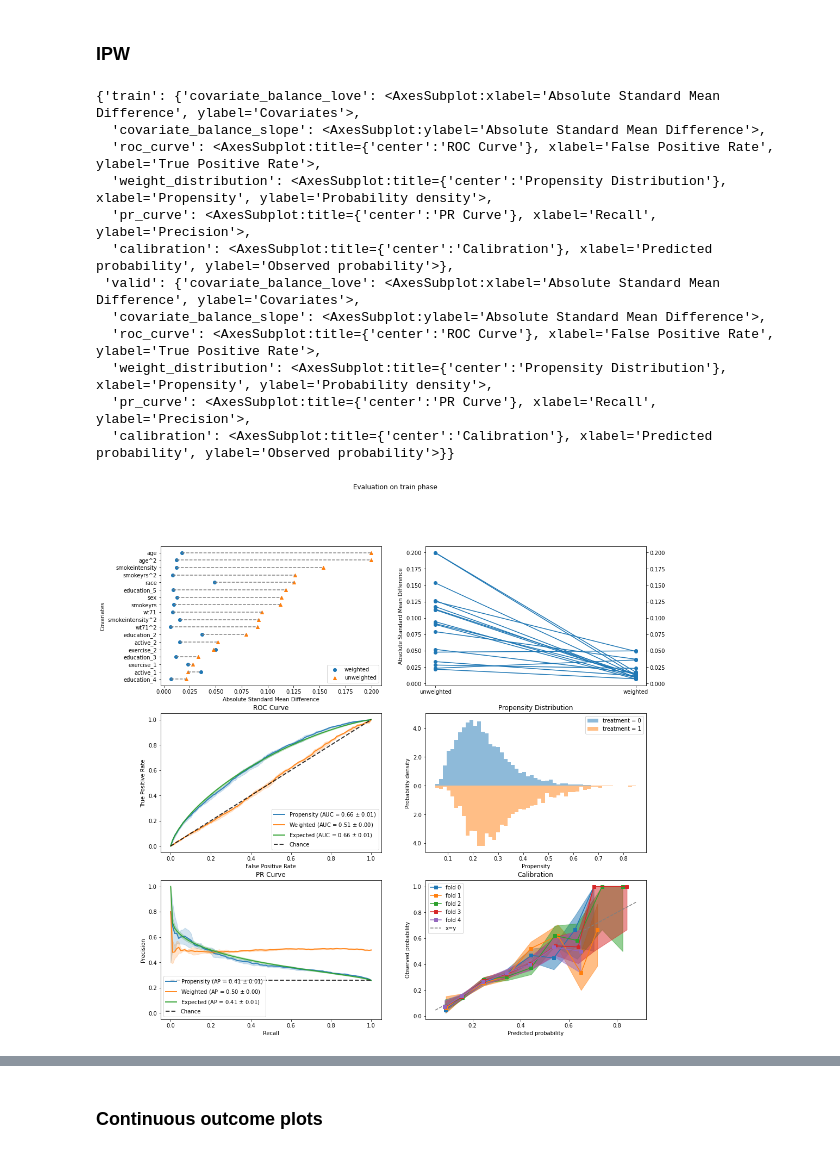
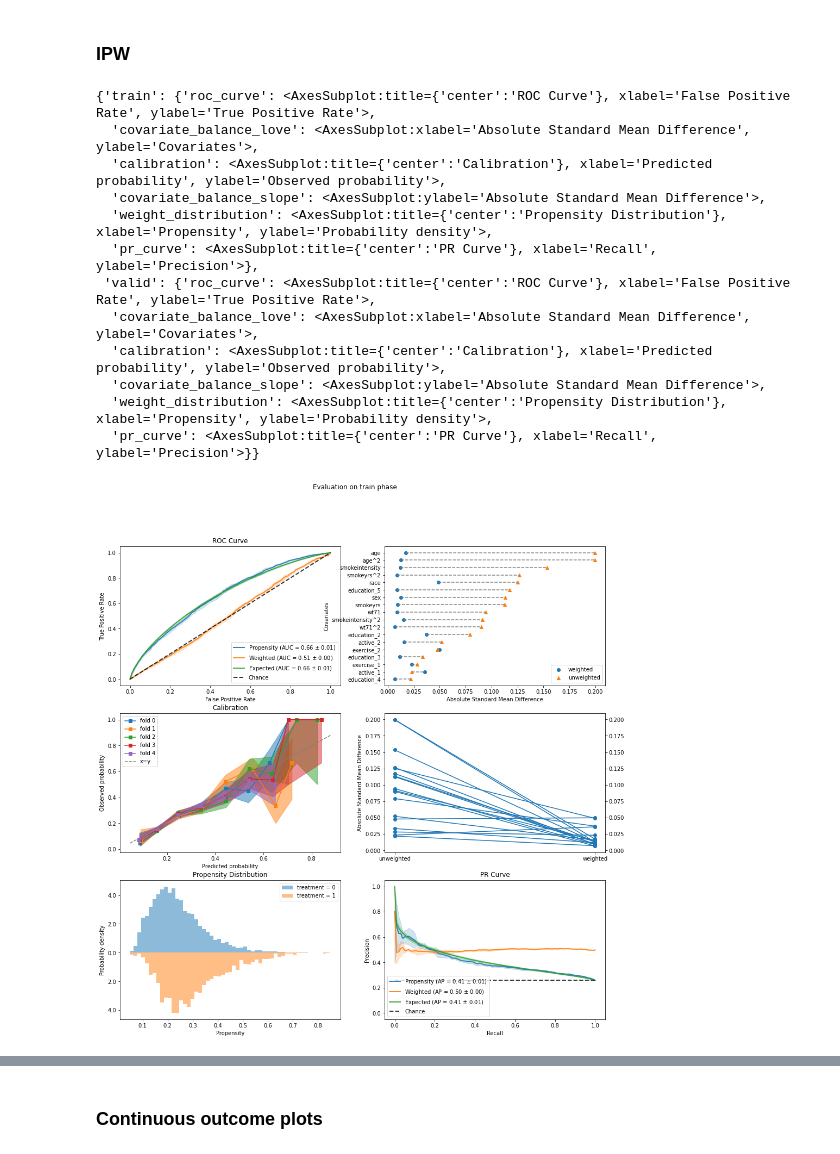
Before and after one commit to BiomedSciAI/causallib, a Jupyter notebook: examples/test_plots.ipynb, the cells around one changed output, grey strips where cells are left out. Cells and saved outputs as stored; diff of their text form; code cells hidden in the pictures.

```diff
--- a/examples/test_plots.ipynb
+++ b/examples/test_plots.ipynb
@@ -156,24 +151,20 @@ plot_evaluation_results(
 # %% [markdown]
 ### IPW
 # %%
-prop_results_cv = propensity_evaluator.evaluate_cv(
-    data.X,
-    data.a,
-    data.y,
-)
-assert prop_results_cv.available_plot_names == set(propensity_plots)
+prop_results_cv = evaluate(ipw, data.X, data.a, data.y, cv="auto")
+assert prop_results_cv.all_plot_names == set(propensity_plots)
 plot_evaluation_results(prop_results_cv, X=data.X, a=data.a, y=data.y)
 # %% [output]
-{'train': {'covariate_balance_love': <AxesSubplot:xlabel='Absolute Standard Mean Difference', ylabel='Covariates'>,
+{'train': {'roc_curve': <AxesSubplot:title={'center':'ROC Curve'}, xlabel='False Positive Rate', ylabel='True Positive Rate'>,
+  'covariate_balance_love': <AxesSubplot:xlabel='Absolute Standard Mean Difference', ylabel='Covariates'>,
+  'calibration': <AxesSubplot:title={'center':'Calibration'}, xlabel='Predicted probability', ylabel='Observed probability'>,
   'covariate_balance_slope': <AxesSubplot:ylabel='Absolute Standard Mean Difference'>,
-  'roc_curve': <AxesSubplot:title={'center':'ROC Curve'}, xlabel='False Positive Rate', ylabel='True Positive Rate'>,
   'weight_distribution': <AxesSubplot:title={'center':'Propensity Distribution'}, xlabel='Propensity', ylabel='Probability density'>,
-  'pr_curve': <AxesSubplot:title={'center':'PR Curve'}, xlabel='Recall', ylabel='Precision'>,
-  'calibration': <AxesSubplot:title={'center':'Calibration'}, xlabel='Predicted probability', ylabel='Observed probability'>},
- 'valid': {'covariate_balance_love': <AxesSubplot:xlabel='Absolute Standard Mean Difference', ylabel='Covariates'>,
+  'pr_curve': <AxesSubplot:title={'center':'PR Curve'}, xlabel='Recall', ylabel='Precision'>},
+ 'valid': {'roc_curve': <AxesSubplot:title={'center':'ROC Curve'}, xlabel='False Positive Rate', ylabel='True Positive Rate'>,
+  'covariate_balance_love': <AxesSubplot:xlabel='Absolute Standard Mean Difference', ylabel='Covariates'>,
+  'calibration': <AxesSubplot:title={'center':'Calibration'}, xlabel='Predicted probability', ylabel='Observed probability'>,
   'covariate_balance_slope': <AxesSubplot:ylabel='Absolute Standard Mean Difference'>,
-  'roc_curve': <AxesSubplot:title={'center':'ROC Curve'}, xlabel='False Positive Rate', ylabel='True Positive Rate'>,
   'weight_distribution': <AxesSubplot:title={'center':'Propensity Distribution'}, xlabel='Propensity', ylabel='Probability density'>,
-  'pr_curve': <AxesSubplot:title={'center':'PR Curve'}, xlabel='Recall', ylabel='Precision'>,
-  'calibration': <AxesSubplot:title={'center':'Calibration'}, xlabel='Predicted probability', ylabel='Observed probability'>}}
+  'pr_curve': <AxesSubplot:title={'center':'PR Curve'}, xlabel='Recall', ylabel='Precision'>}}
-[figure, old version]
+[figure, new version]
```
Also changed, not shown: parts of 17 cells of this notebook.
